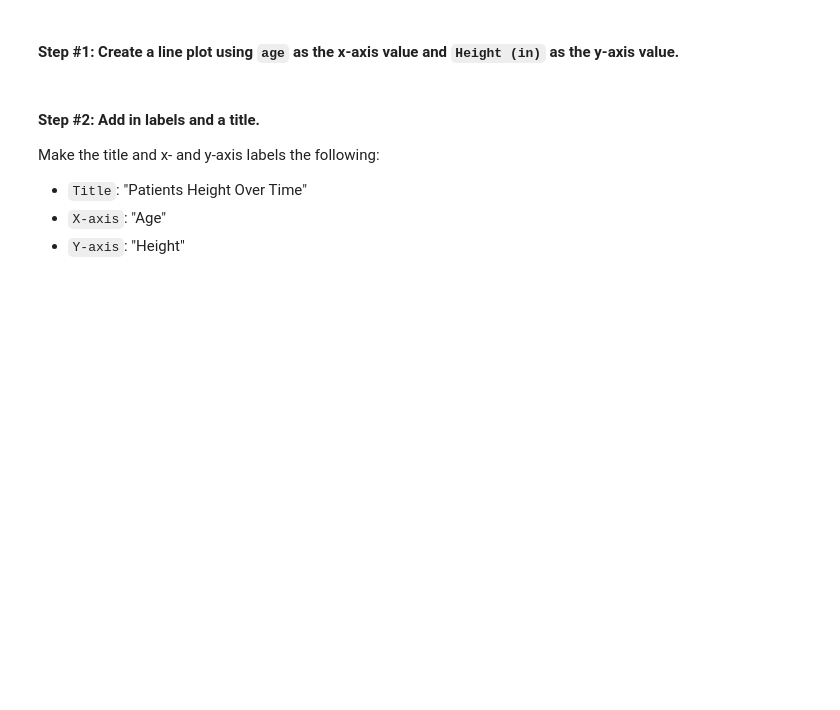
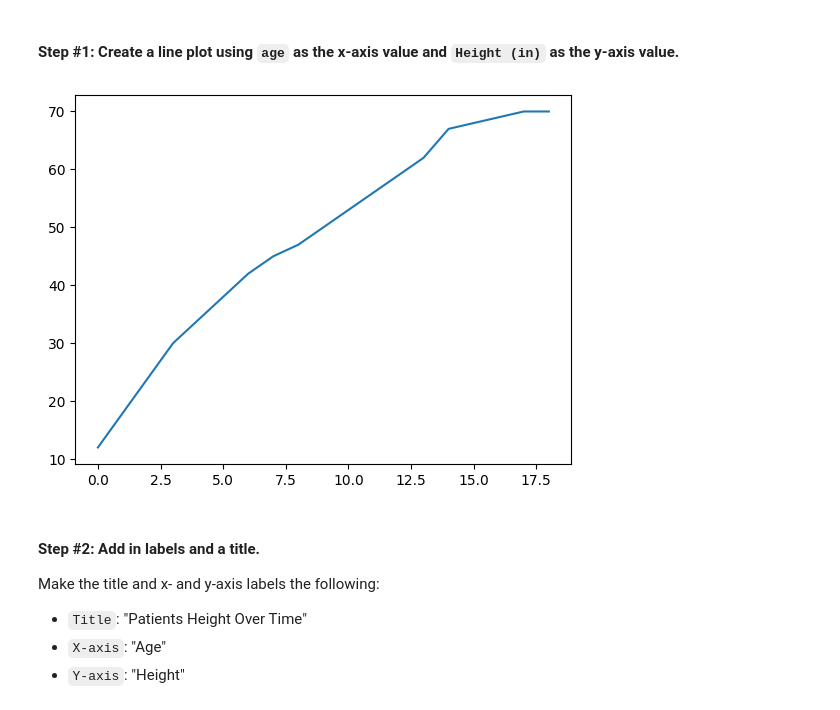
Before and after one commit to jzniu/AWS-Part1-Student-Notebooks, a Jupyter notebook: TRAIN AWS Part I Day 3 Lab Notebook [STUDENT].ipynb, the cells around one changed output. Saved outputs shown, nothing was run; the diff lists cells and outputs as text; code cells hidden in the pictures; blank space fills up the shorter version.

```diff
--- a/TRAIN AWS Part I Day 3 Lab Notebook [STUDENT].ipynb
+++ b/TRAIN AWS Part I Day 3 Lab Notebook [STUDENT].ipynb
@@ -207,3 +274,9 @@ plt.# COMPLETE THIS LINE
+# %%
+plt.plot(heights['age'], heights['Height (in)'])
+
+plt.show()
+# %% [output]
+[figure, added]
 # %% [markdown]
 #### **Step #2: Add in labels and a title.**
 
```
Also changed, not shown: parts of 8 cells of this notebook, 7 other files.
